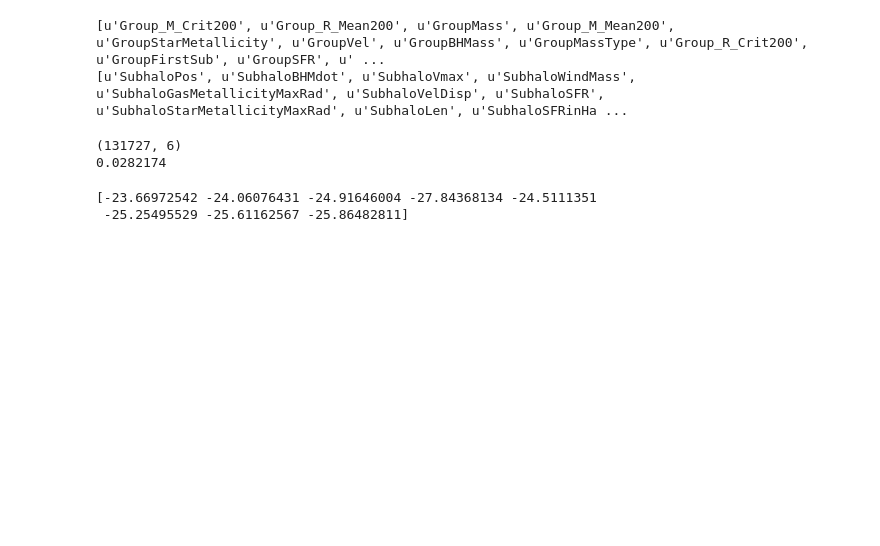
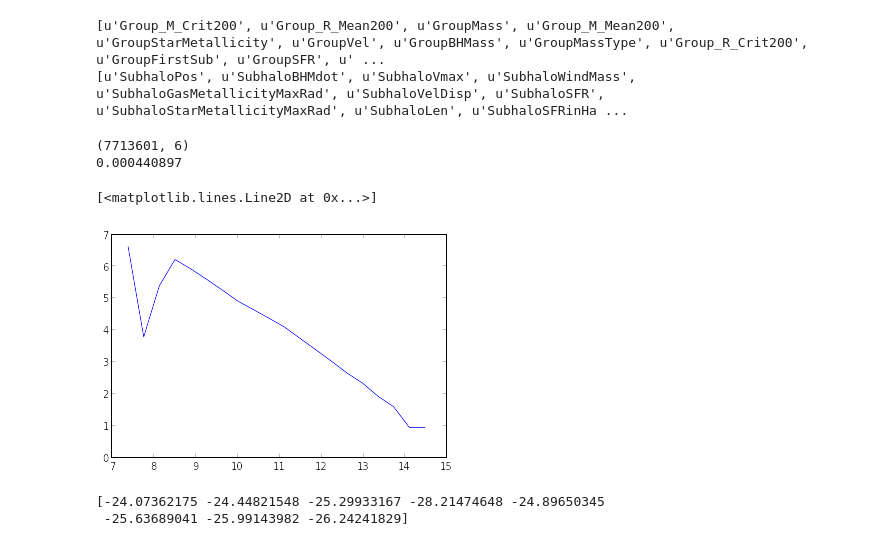
Before and after one commit to astroandes/IllustrisLG, a Jupyter notebook: code/CatalogCuts.ipynb, the cells around one changed output. Saved outputs shown, nothing was run; the diff lists cells and outputs as text; code cells hidden in the pictures; blank space fills up the shorter version.

```diff
--- a/code/CatalogCuts.ipynb
+++ b/code/CatalogCuts.ipynb
@@ -5,7 +5,7 @@ Populating the interactive namespace from numpy and matplotlib
 # %%
 import illustris_python as il
 # %%
-basePath = '/Users/forero/illustris-3/'
+basePath = '/home/forero/work/data/Illustris/illustris-1/'
 # %%
 halos = il.groupcat.loadHalos(basePath,135)
 subhalos = il.groupcat.loadSubhalos(basePath,135)
@@ -22,8 +22,14 @@ halo_M_crit200 = halos['Group_M_Mean200']
 print shape(halo_masses)
 print min(halo_masses[:,1])
 # %% [output]
-(131727, 6)
-0.0282174
+(7713601, 6)
+0.000440897
+# %%
+vals, edges = histogram(log10(halo_M_crit200+1E-3)+10, bins=20)
+plot(edges[1:], log10(vals))
+# %% [output]
+[<matplotlib.lines.Line2D at 0x...>]
+[figure, added]
 # %%
 #Eight bands: U, B, V, K, g, r, i, z. Magnitudes based on the summed-up luminosities of all the stellar particles.
 subhalo_mags = subhalos['SubhaloStellarPhotometrics']
@@ -31,5 +37,5 @@ print subhalo_mags[0]
 #Index into the Group table of the FOF host/parent of this Subhalo.
 subhalo_grnr = subhalos['SubhaloGrNr']
 # %% [output]
-[-23.66972542 -24.06076431 -24.91646004 -27.84368134 -24.5111351
- -25.25495529 -25.61162567 -25.86482811]
+[-24.07362175 -24.44821548 -25.29933167 -28.21474648 -24.89650345
+ -25.63689041 -25.99143982 -26.24241829]
```
Also changed, not shown: parts of 12 cells of this notebook.
